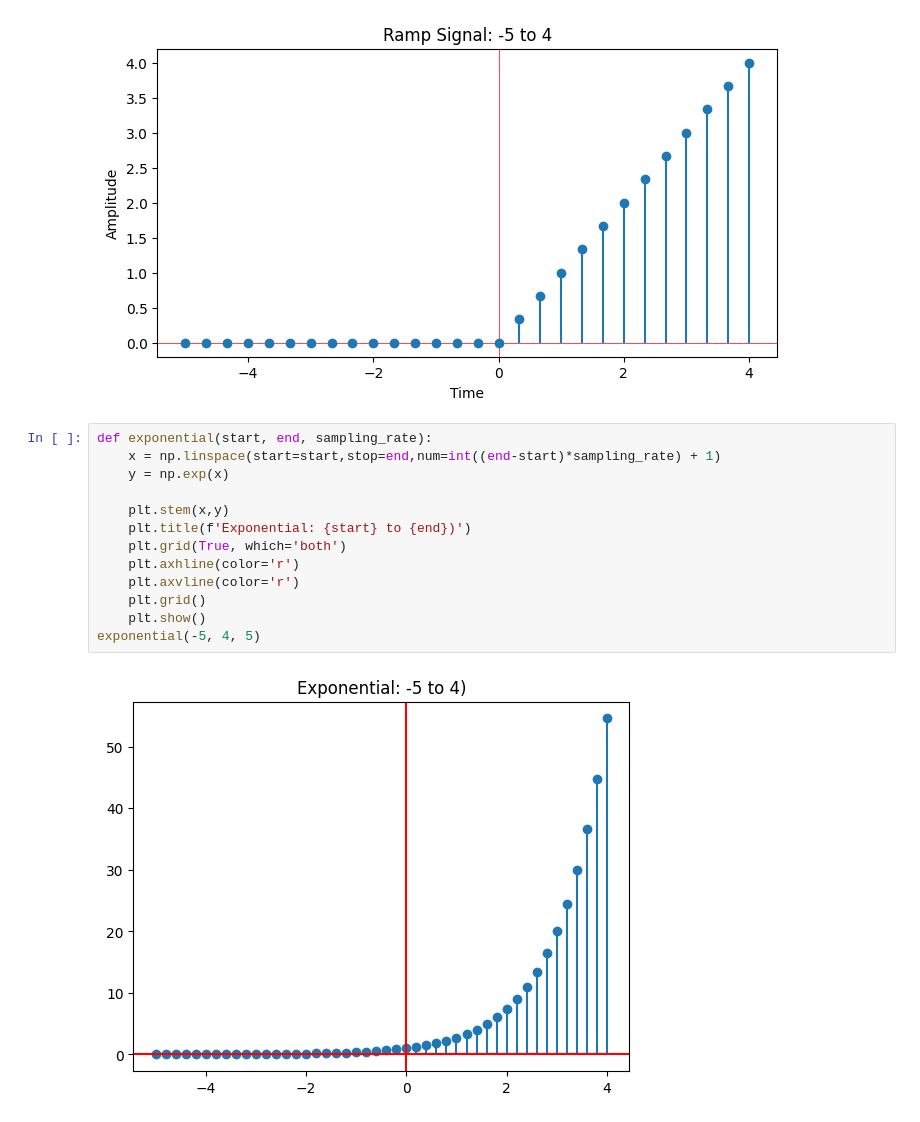
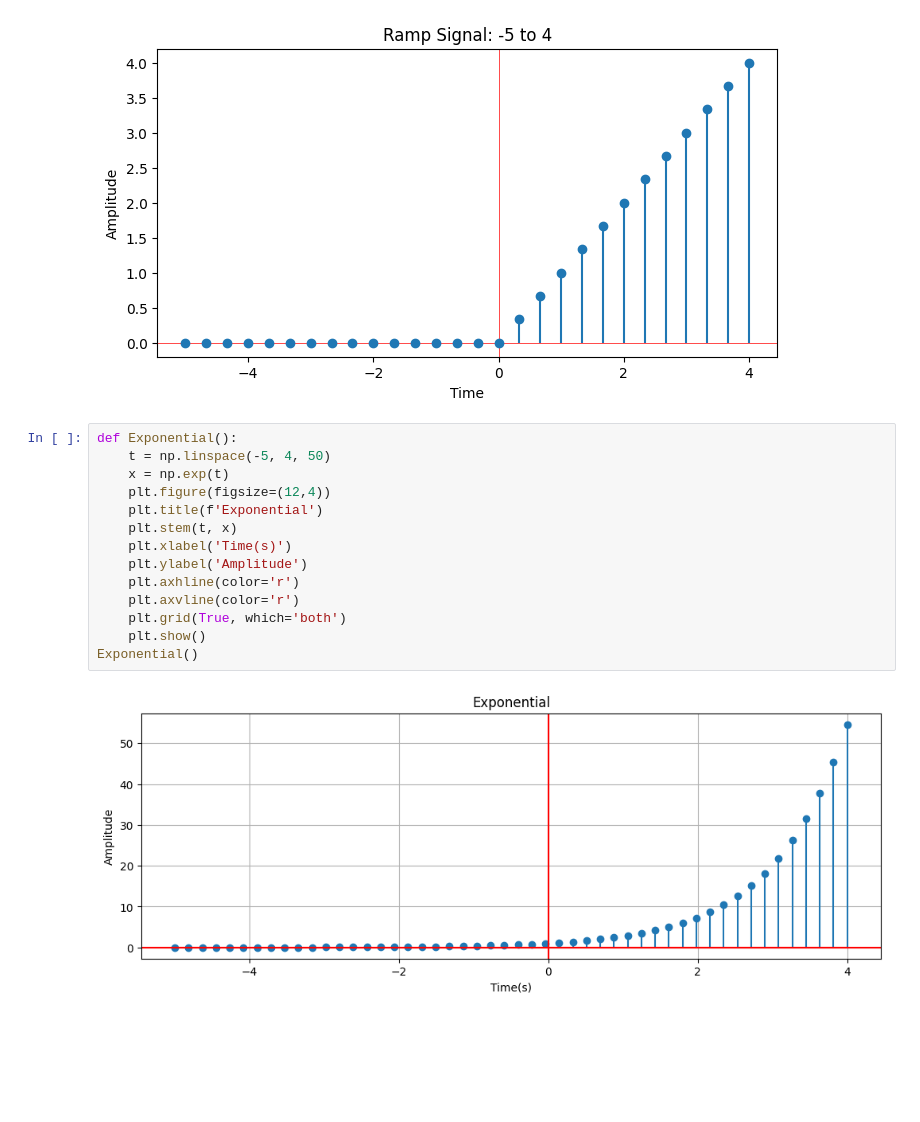
Before and after one commit to mdsajjadhossain25/DSP_LAB, a Jupyter notebook: lab 1.ipynb, the cells around one changed output. Drawn from its saved outputs; the diff is of its cells as text; blank space fills up the shorter version.

```diff
--- a/lab 1.ipynb
+++ b/lab 1.ipynb
@@ -70,17 +76,18 @@ ramp(-5, 4, 3)
 # %% [output]
 [figure]
 # %%
-def exponential(start, end, sampling_rate):
-    x = np.linspace(start=start,stop=end,num=int((end-start)*sampling_rate) + 1)
-    y = np.exp(x)
-
-    plt.stem(x,y)
-    plt.title(f'Exponential: {start} to {end})')
-    plt.grid(True, which='both')
+def Exponential():
+    t = np.linspace(-5, 4, 50)
+    x = np.exp(t)
+    plt.figure(figsize=(12,4))
+    plt.title(f'Exponential')
+    plt.stem(t, x)
+    plt.xlabel('Time(s)')
+    plt.ylabel('Amplitude')
     plt.axhline(color='r')
     plt.axvline(color='r')
-    plt.grid()
+    plt.grid(True, which='both')
     plt.show()
-exponential(-5, 4, 5)
+Exponential()
 # %% [output]
-[figure, old version]
+[figure, new version]
```
Also changed, not shown: parts of 2 cells of this notebook.
